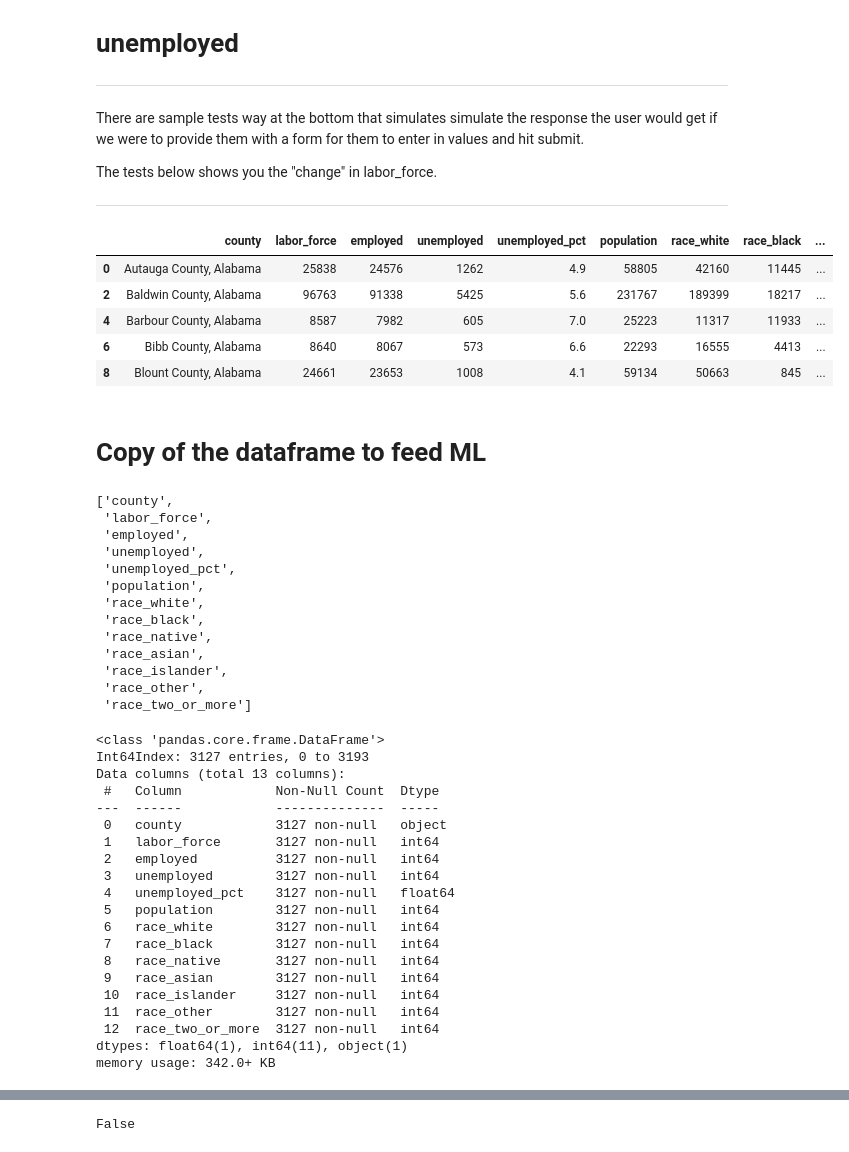
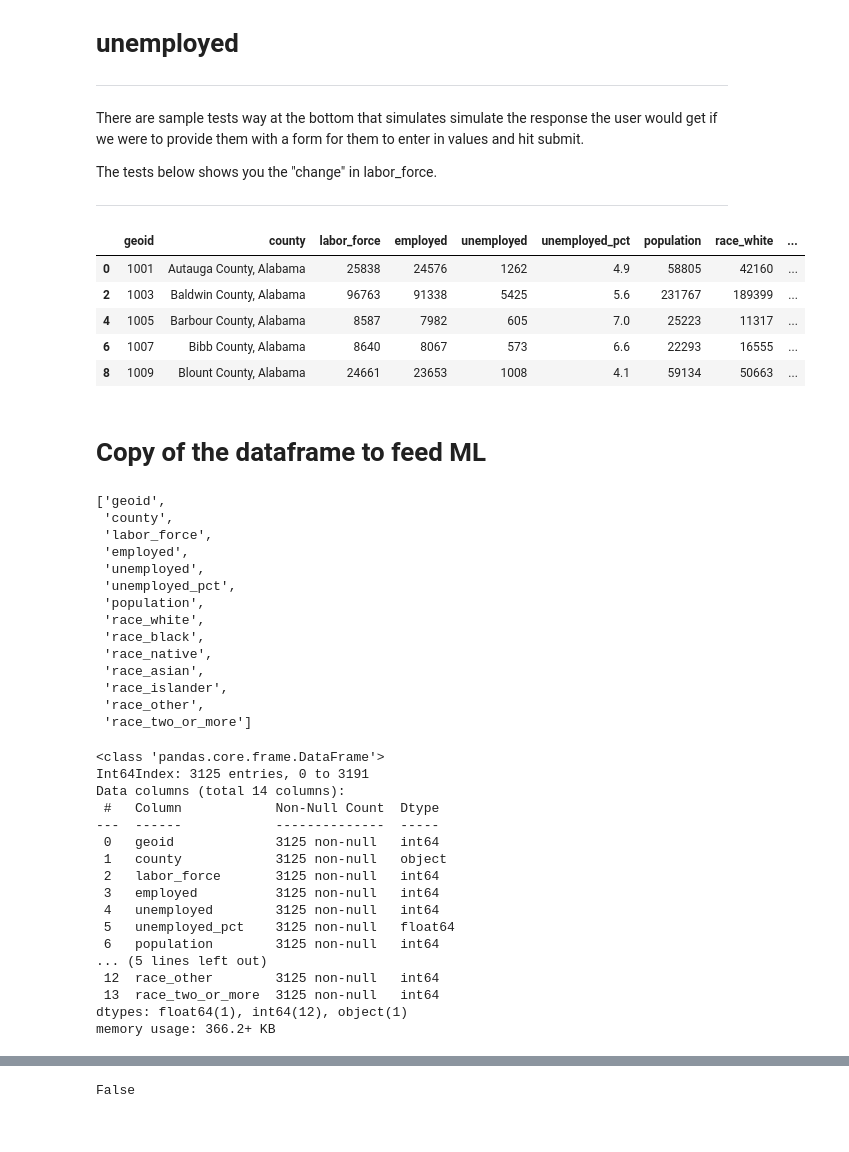
Before and after one commit to reachme1212/final_project, a Jupyter notebook: Model_code/random_forest_county_labor.ipynb, the cells around one changed output, grey strips where cells are left out. Cells and saved outputs as stored; diff of their text form; code cells hidden in the pictures.

```diff
--- a/Model_code/wip/random_forest_county_labor.ipynb
+++ b/Model_code/random_forest_county_labor.ipynb
@@ -59,15 +59,15 @@ The tests below shows you the "change" in labor_force.
 
 ---
 # %%
-employment_county_df  = pd.read_csv('Employment_by_County.csv', index_col=0)
+employment_county_df  = pd.read_csv('../data_files/Employment_by_County.csv', index_col=0)
 employment_county_df.head(5)
 # %% [output]
-|  | county | labor_force | employed | unemployed | unemployed_pct | population | race_white | race_black | ... |
-| 0 | Autauga County, Alabama | 25838 | 24576 | 1262 | 4.9 | 58805 | 42160 | 11445 | ... |
-| 2 | Baldwin County, Alabama | 96763 | 91338 | 5425 | 5.6 | 231767 | 189399 | 18217 | ... |
-| 4 | Barbour County, Alabama | 8587 | 7982 | 605 | 7.0 | 25223 | 11317 | 11933 | ... |
-| 6 | Bibb County, Alabama | 8640 | 8067 | 573 | 6.6 | 22293 | 16555 | 4413 | ... |
-| 8 | Blount County, Alabama | 24661 | 23653 | 1008 | 4.1 | 59134 | 50663 | 845 | ... |
+|  | geoid | county | labor_force | employed | unemployed | unemployed_pct | population | race_white | ... |
+| 0 | 1001 | Autauga County, Alabama | 25838 | 24576 | 1262 | 4.9 | 58805 | 42160 | ... |
+| 2 | 1003 | Baldwin County, Alabama | 96763 | 91338 | 5425 | 5.6 | 231767 | 189399 | ... |
+| 4 | 1005 | Barbour County, Alabama | 8587 | 7982 | 605 | 7.0 | 25223 | 11317 | ... |
+| 6 | 1007 | Bibb County, Alabama | 8640 | 8067 | 573 | 6.6 | 22293 | 16555 | ... |
+| 8 | 1009 | Blount County, Alabama | 24661 | 23653 | 1008 | 4.1 | 59134 | 50663 | ... |
 # %% [markdown]
 # Copy of the dataframe to feed ML
 # %%
@@ -75,7 +75,8 @@ employment_county_copy = employment_county_df.copy()
 # %%
 employment_county_copy.columns.to_list()
 # %% [output]
-['county',
+['geoid',
+ 'county',
  'labor_force',
  'employed',
  'unemployed',
@@ -92,25 +93,22 @@ employment_county_copy.columns.to_list()
 employment_county_copy.info()
 # %% [output]
 <class 'pandas.core.frame.DataFrame'>
-Int64Index: 3127 entries, 0 to 3193
-Data columns (total 13 columns):
+Int64Index: 3125 entries, 0 to 3191
+Data columns (total 14 columns):
  #   Column            Non-Null Count  Dtype
 ---  ------            --------------  -----
- 0   county            3127 non-null   object
- 1   labor_force       3127 non-null   int64
- 2   employed          3127 non-null   int64
- 3   unemployed        3127 non-null   int64
- 4   unemployed_pct    3127 non-null   float64
- 5   population        3127 non-null   int64
- 6   race_white        3127 non-null   int64
- 7   race_black        3127 non-null   int64
- 8   race_native       3127 non-null   int64
- 9   race_asian        3127 non-null   int64
- 10  race_islander     3127 non-null   int64
- 11  race_other        3127 non-null   int64
- 12  race_two_or_more  3127 non-null   int64
-dtypes: float64(1), int64(11), object(1)
-memory usage: 342.0+ KB
+ 0   geoid             3125 non-null   int64
+ 1   county            3125 non-null   object
+ 2   labor_force       3125 non-null   int64
+ 3   employed          3125 non-null   int64
+ 4   unemployed        3125 non-null   int64
+ 5   unemployed_pct    3125 non-null   float64
+ 6   population        3125 non-null   int64
+... (5 lines left out)
+ 12  race_other        3125 non-null   int64
+ 13  race_two_or_more  3125 non-null   int64
+dtypes: float64(1), int64(12), object(1)
+memory usage: 366.2+ KB
 # %%
 employment_county_copy['race_others']= employment_county_copy[['race_native','race_islander','race_other']].sum(axis=1)
 employment_county_copy.head(5)
```
Also changed, not shown: parts of 37 cells of this notebook, 5 other files.
